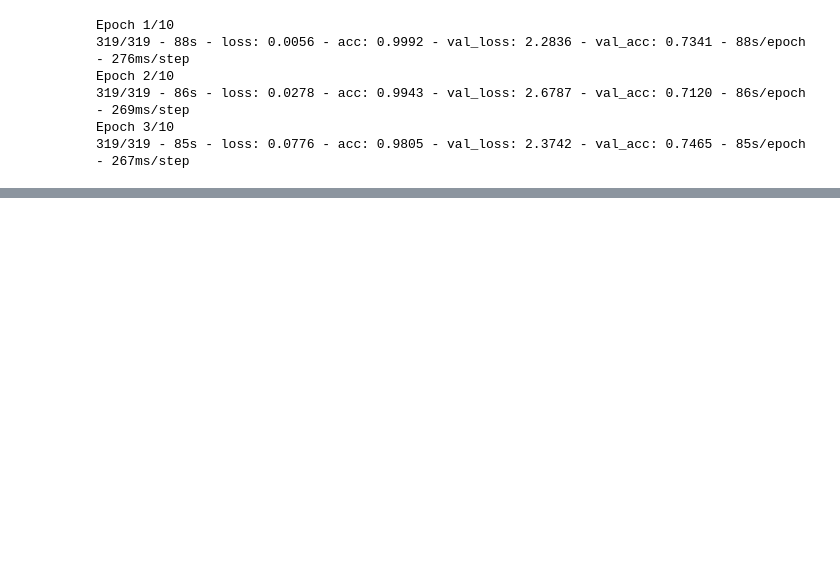
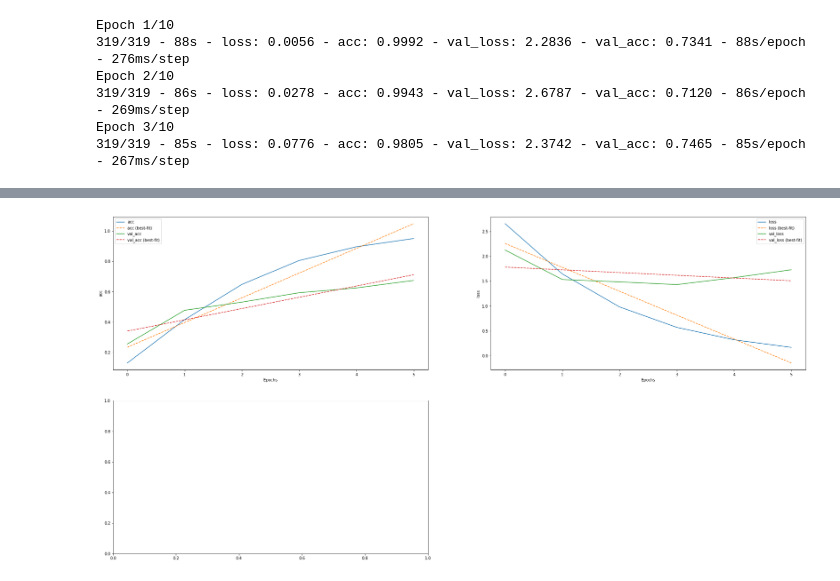
Before and after one commit to ardeliaraminta/ai-assignment, a Jupyter notebook: week-10/main_lstm.ipynb, the cells around one changed output, grey strips where cells are left out. Saved outputs shown, nothing was run; the diff lists cells and outputs as text; code cells hidden in the pictures; blank space fills up the shorter version.

Commit message:
training with 2 different set of batches

```diff
--- a/week-10/main_lstm.ipynb
+++ b/week-10/main_lstm.ipynb
@@ -139,3 +144,6 @@ model = Model(sequence_input, predictions)
 model.compile(loss='categorical_crossentropy',
               optimizer='adam',
               metrics=['acc'])
+# %%
+model.fit(x_train, y_train, validation_split=0.1,
+          epochs=10, batch_size=128, verbose=2)
@@ -191,0 +244,11 @@ WARNING:absl:Found untraced functions such as _jit_compiled_convolution_op, _jit
+# %%
+num_epochs = 5
+early_stop = EarlyStopping(monitor = 'val_loss',
+                           patience = 2)
+
+history = model.fit(x_train, y_train,
+                    validation_split=0.1,
+                    epochs=10,
+                    batch_size=32,
+                    callbacks = [early_stop],
+                    verbose = 2)
@@ -191,0 +268,26 @@ WARNING:absl:Found untraced functions such as _jit_compiled_convolution_op, _jit
+# %%
+import matplotlib.pyplot as plt
+
+def plot_graphs(history, metric):
+    y = history.history[metric]
+    y_test = history.history['val_'+metric]
+    x = [i for i in range(len(y))]
+
+    plt.plot(y)
+    plt.plot(x, np.poly1d(np.poly1d(np.polyfit(x, y, 1))(x)), '--')
+    plt.plot(y_test, '')
+    plt.plot(x, np.poly1d(np.poly1d(np.polyfit(x, y_test, 1))(x)), '--')
+    plt.xlabel("Epochs")
+    plt.ylabel(metric)
+    plt.legend([metric, f'{metric} (best-fit)', 'val_'+metric, f'val_{metric} (best-fit)'])
+
+plt.figure(figsize=(32, 16))
+plt.subplot(2, 2, 1)
+plot_graphs(history, 'acc')
+plt.subplot(2, 2, 2)
+plot_graphs(history, 'loss')
+plt.subplot(2, 2, 3)
+
+plt.savefig("final2.png")
+# %% [output]
+[figure, added]
```
Also changed, not shown: parts of 6 cells of this notebook, 4 other files.
